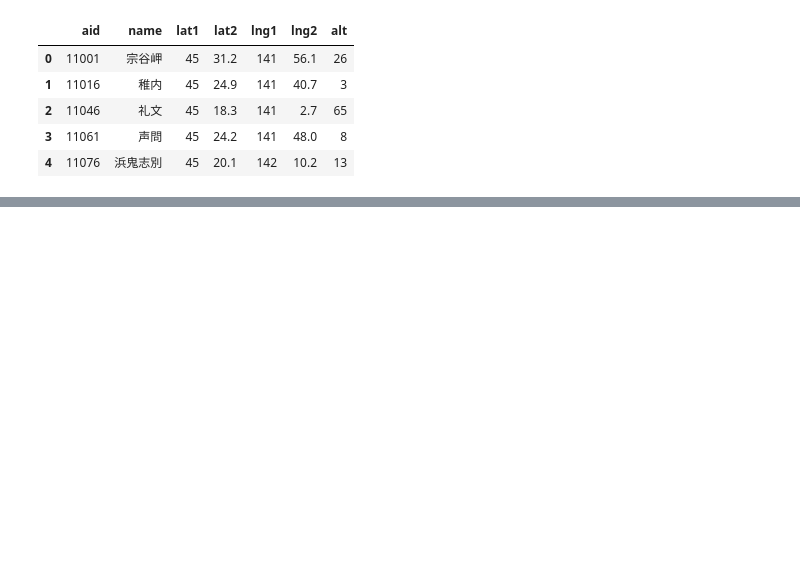
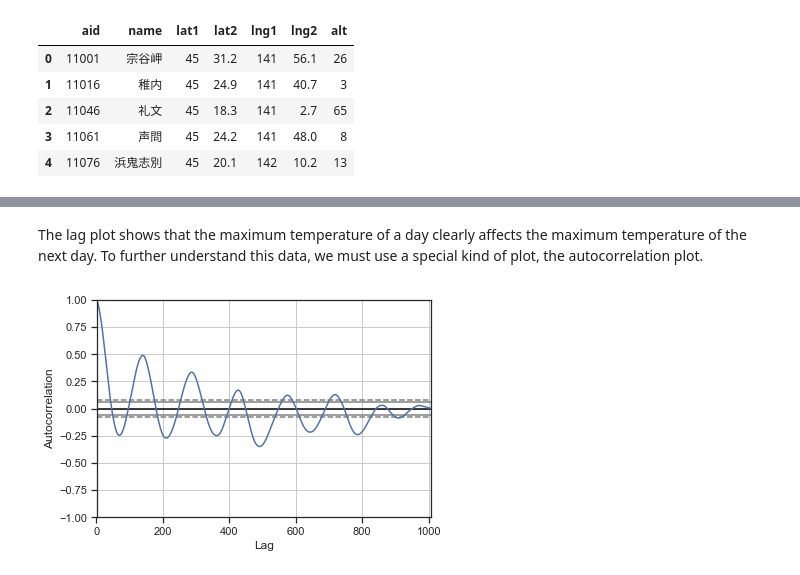
Before and after one commit to kqhuynguyen/gcn-japan-weather-forecast, a Jupyter notebook: data_visualization.ipynb, the cells around one changed output, grey strips where cells are left out. Saved outputs shown, nothing was run; the diff lists cells and outputs as text; code cells hidden in the pictures; blank space fills up the shorter version.

```diff
--- a/data_visualization.ipynb
+++ b/data_visualization.ipynb
@@ -19,0 +56,8 @@ ax = sns.jointplot(y='lat1', x="lng1", data=sensor_metadata)
+# %% [markdown]
+The lag plot shows that the maximum temperature of a day clearly affects the maximum temperature of the next day.
+To further understand this data, we must use a special kind of plot, the autocorrelation plot.
+# %%
+from pandas.plotting import autocorrelation_plot
+ax = autocorrelation_plot(df["max_tp"].tail(1008)) # the last 7 days
+# %% [output]
+[figure, added]
```
Also changed, not shown: parts of 11 cells of this notebook.
